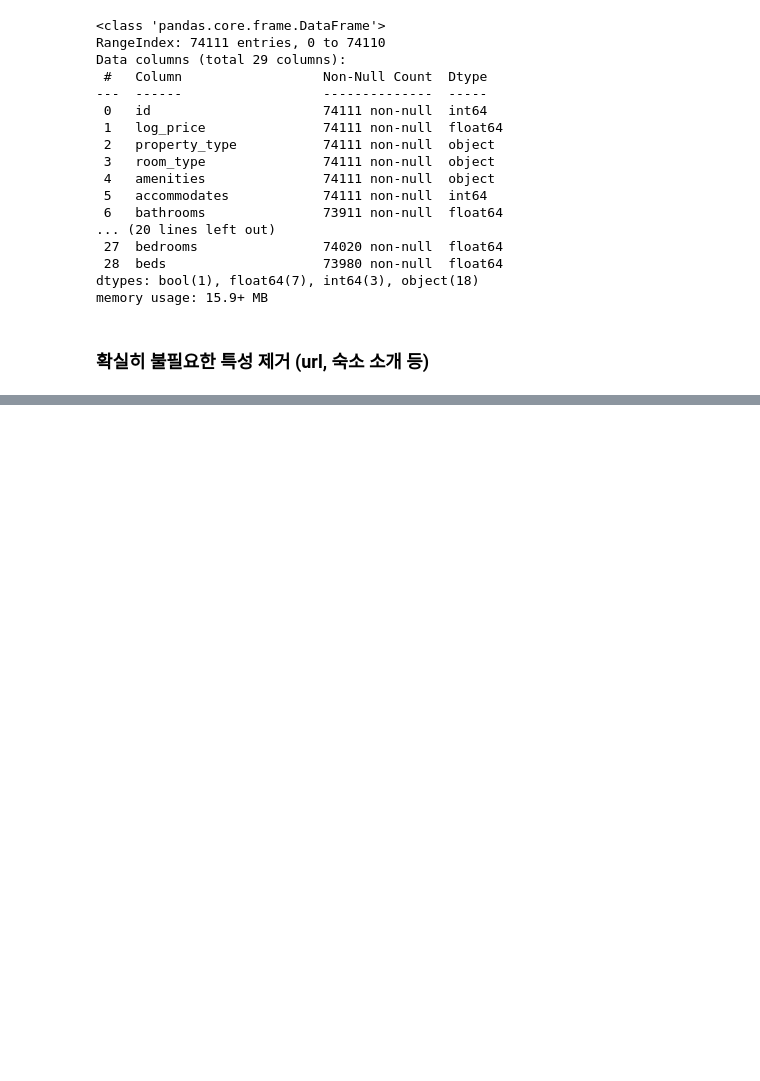
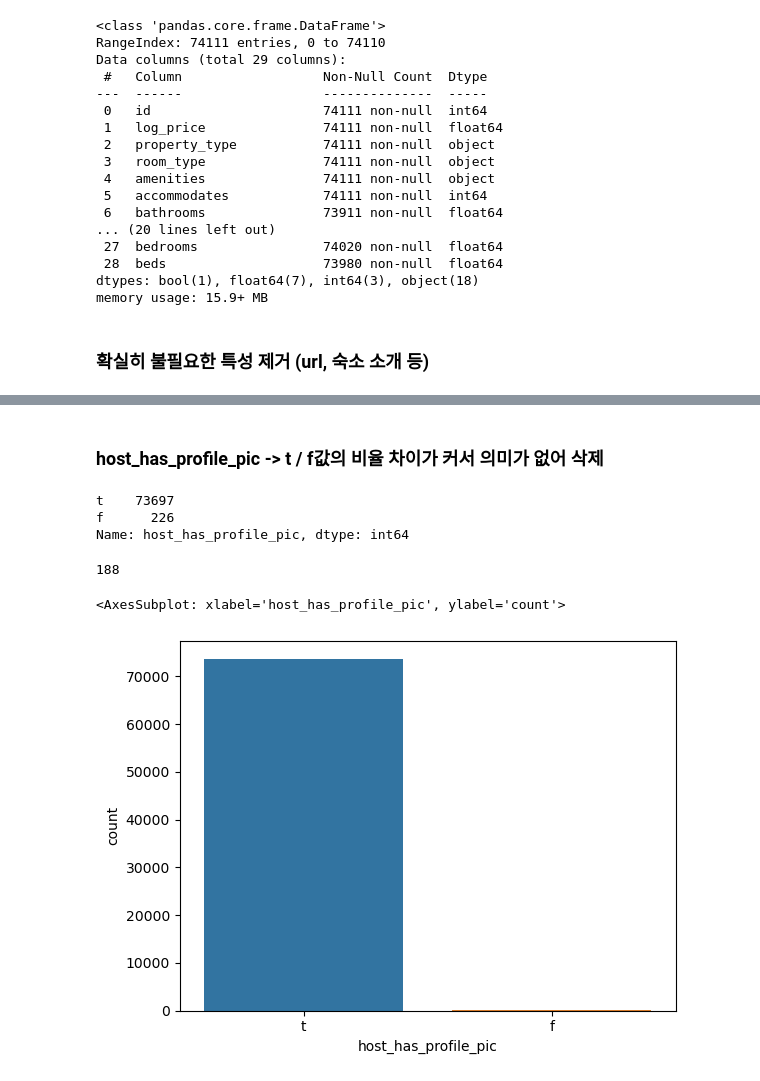
Before and after one commit to calebsuminkim/da_28_2nd_1team, a Jupyter notebook: 2ndproject_sumin.ipynb, the cells around one changed output, grey strips where cells are left out. Cells and saved outputs as stored; diff of their text form; code cells hidden in the pictures; blank space fills up the shorter version.

```diff
--- a/2ndproject_sumin.ipynb
+++ b/2ndproject_sumin.ipynb
@@ -104,0 +477,2 @@ np.__version__
+# %%
+df.drop('host_since', axis = 1, inplace = True)
@@ -104,0 +503,2 @@ np.__version__
+# %%
+df.drop('property_type', axis = 1, inplace = True)
@@ -104,0 +525,6 @@ np.__version__
+# %%
+policy_dummies= pd.get_dummies(df['cancellation_policy'])
+room_dummies = pd.get_dummies(df['room_type'])
+bed_type_dummies = pd.get_dummies(df['bed_type'])
+city_dummies = pd.get_dummies(df['city'])
+dummies = pd.concat([policy_dummies, room_dummies, bed_type_dummies, city_dummies], axis=1)
@@ -104,0 +533,3 @@ np.__version__
+# %%
+df2 = pd.concat([df, dummies], axis = 1)
+df2.drop(['cancellation_policy', 'room_type', 'bed_type', 'city'], axis = 1, inplace = True)
@@ -104,0 +626,17 @@ np.__version__
+# %% [markdown]
+### host_has_profile_pic -> t / f값의 비율 차이가 커서 의미가 없어 삭제
+# %%
+df2['host_has_profile_pic'].value_counts()
+# %% [output]
+t    73697
+f      226
+Name: host_has_profile_pic, dtype: int64
+# %%
+df2['host_has_profile_pic'].isnull().sum()
+# %% [output]
+188
+# %%
+sns.countplot(x = df2['host_has_profile_pic'])
+# %% [output]
+<AxesSubplot: xlabel='host_has_profile_pic', ylabel='count'>
+[figure, added]
```
Also changed, not shown: parts of 133 cells of this notebook.
